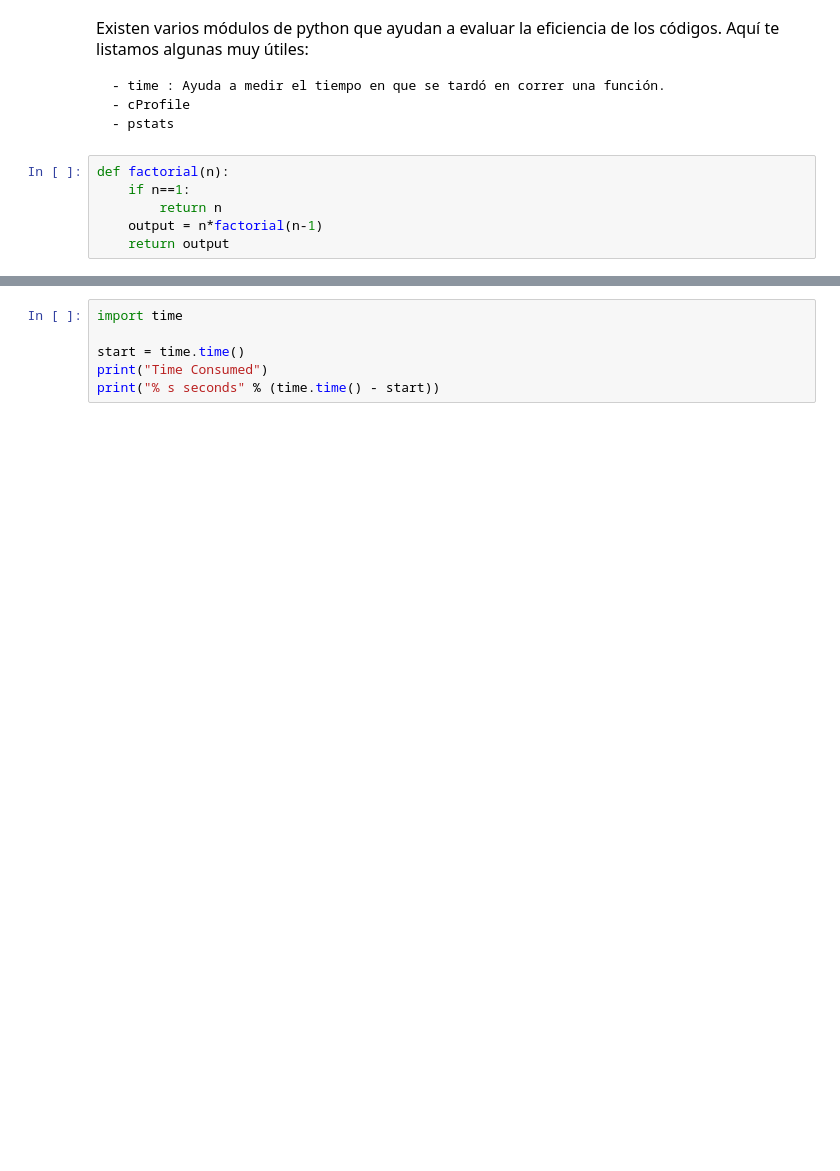
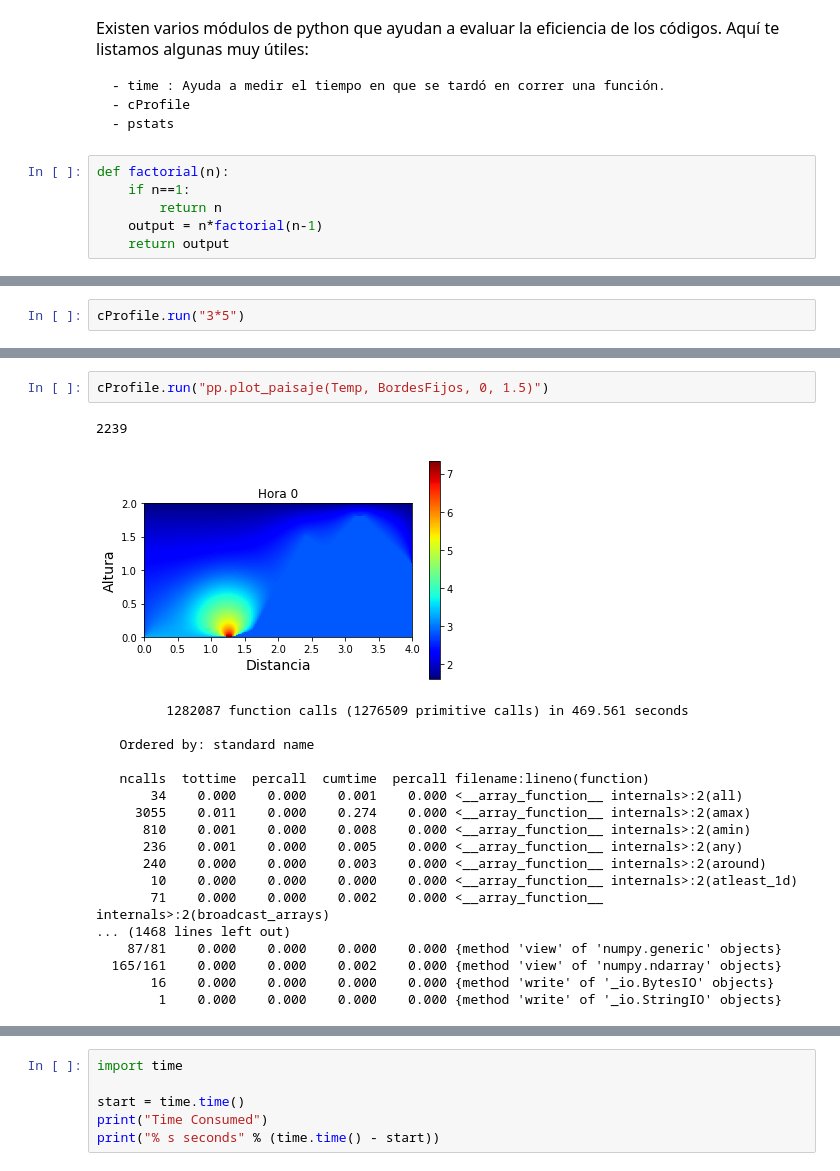
Before and after one commit to Science-and-Commit/Workshop_2022, a Jupyter notebook: 4_code_profilling_and_releasing/code_profiling.ipynb, the cells around one changed output, grey strips where cells are left out. Saved outputs shown, nothing was run; the diff lists cells and outputs as text; blank space fills up the shorter version.

Commit message:
subiendo texto de cProfile

```diff
--- a/4_code_profilling_and_releasing/code_profiling.ipynb
+++ b/4_code_profilling_and_releasing/code_profiling.ipynb
@@ -18,0 +23,2 @@ import planta_en_paisaje as pp
+# %%
+cProfile.run("3*5")
@@ -18,0 +53,22 @@ import planta_en_paisaje as pp
+# %%
+cProfile.run("pp.plot_paisaje(Temp, BordesFijos, 0, 1.5)")
+# %% [output]
+2239
+[figure, added]
+         1282087 function calls (1276509 primitive calls) in 469.561 seconds
+
+   Ordered by: standard name
+
+   ncalls  tottime  percall  cumtime  percall filename:lineno(function)
+       34    0.000    0.000    0.001    0.000 <__array_function__ internals>:2(all)
+     3055    0.011    0.000    0.274    0.000 <__array_function__ internals>:2(amax)
+      810    0.001    0.000    0.008    0.000 <__array_function__ internals>:2(amin)
+      236    0.001    0.000    0.005    0.000 <__array_function__ internals>:2(any)
+      240    0.000    0.000    0.003    0.000 <__array_function__ internals>:2(around)
+       10    0.000    0.000    0.000    0.000 <__array_function__ internals>:2(atleast_1d)
+       71    0.000    0.000    0.002    0.000 <__array_function__ internals>:2(broadcast_arrays)
+... (1468 lines left out)
+    87/81    0.000    0.000    0.000    0.000 {method 'view' of 'numpy.generic' objects}
+  165/161    0.000    0.000    0.002    0.000 {method 'view' of 'numpy.ndarray' objects}
+       16    0.000    0.000    0.000    0.000 {method 'write' of '_io.BytesIO' objects}
+        1    0.000    0.000    0.000    0.000 {method 'write' of '_io.StringIO' objects}
```
Also changed, not shown: parts of 10 cells of this notebook.
